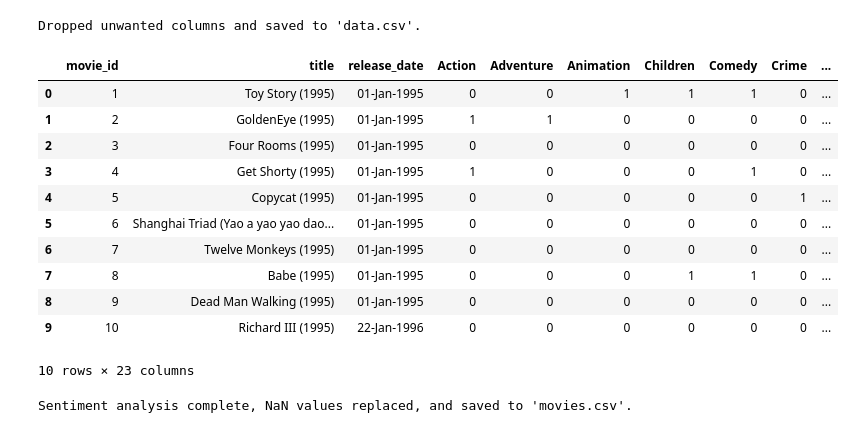
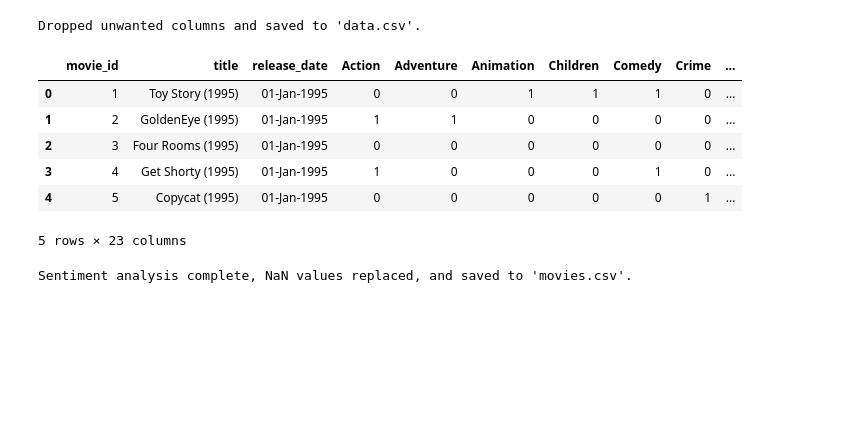
Before and after one commit to BhavyaVadher/SM_FinalProject, a Jupyter notebook: AML-3204_Finalproject.ipynb, the cells around one changed output. Drawn from its saved outputs; the diff is of its cells as text; code cells hidden in the pictures; blank space fills up the shorter version.

```diff
--- a/AML-3204_Finalproject.ipynb
+++ b/AML-3204_Finalproject.ipynb
@@ -519,18 +522,13 @@ print("Dropped unwanted columns and saved to 'data.csv'.")
 Dropped unwanted columns and saved to 'data.csv'.
 # %%
 data= pd.read_csv('data.csv')
-data.head(10)
+data.head(5)
 # %% [output]
 |  | movie_id | title | release_date | Action | Adventure | Animation | Children | Comedy | Crime | ... |
 | 0 | 1 | Toy Story (1995) | 01-Jan-1995 | 0 | 0 | 1 | 1 | 1 | 0 | ... |
 | 1 | 2 | GoldenEye (1995) | 01-Jan-1995 | 1 | 1 | 0 | 0 | 0 | 0 | ... |
 | 2 | 3 | Four Rooms (1995) | 01-Jan-1995 | 0 | 0 | 0 | 0 | 0 | 0 | ... |
 | 3 | 4 | Get Shorty (1995) | 01-Jan-1995 | 1 | 0 | 0 | 0 | 1 | 0 | ... |
 | 4 | 5 | Copycat (1995) | 01-Jan-1995 | 0 | 0 | 0 | 0 | 0 | 1 | ... |
-| 5 | 6 | Shanghai Triad (Yao a yao yao dao... | 01-Jan-1995 | 0 | 0 | 0 | 0 | 0 | 0 | ... |
-| 6 | 7 | Twelve Monkeys (1995) | 01-Jan-1995 | 0 | 0 | 0 | 0 | 0 | 0 | ... |
-| 7 | 8 | Babe (1995) | 01-Jan-1995 | 0 | 0 | 0 | 1 | 1 | 0 | ... |
-| 8 | 9 | Dead Man Walking (1995) | 01-Jan-1995 | 0 | 0 | 0 | 0 | 0 | 0 | ... |
-| 9 | 10 | Richard III (1995) | 22-Jan-1996 | 0 | 0 | 0 | 0 | 0 | 0 | ... |
-10 rows × 23 columns
+5 rows × 23 columns
 # %%
```
Also changed, not shown: parts of 34 cells of this notebook.
